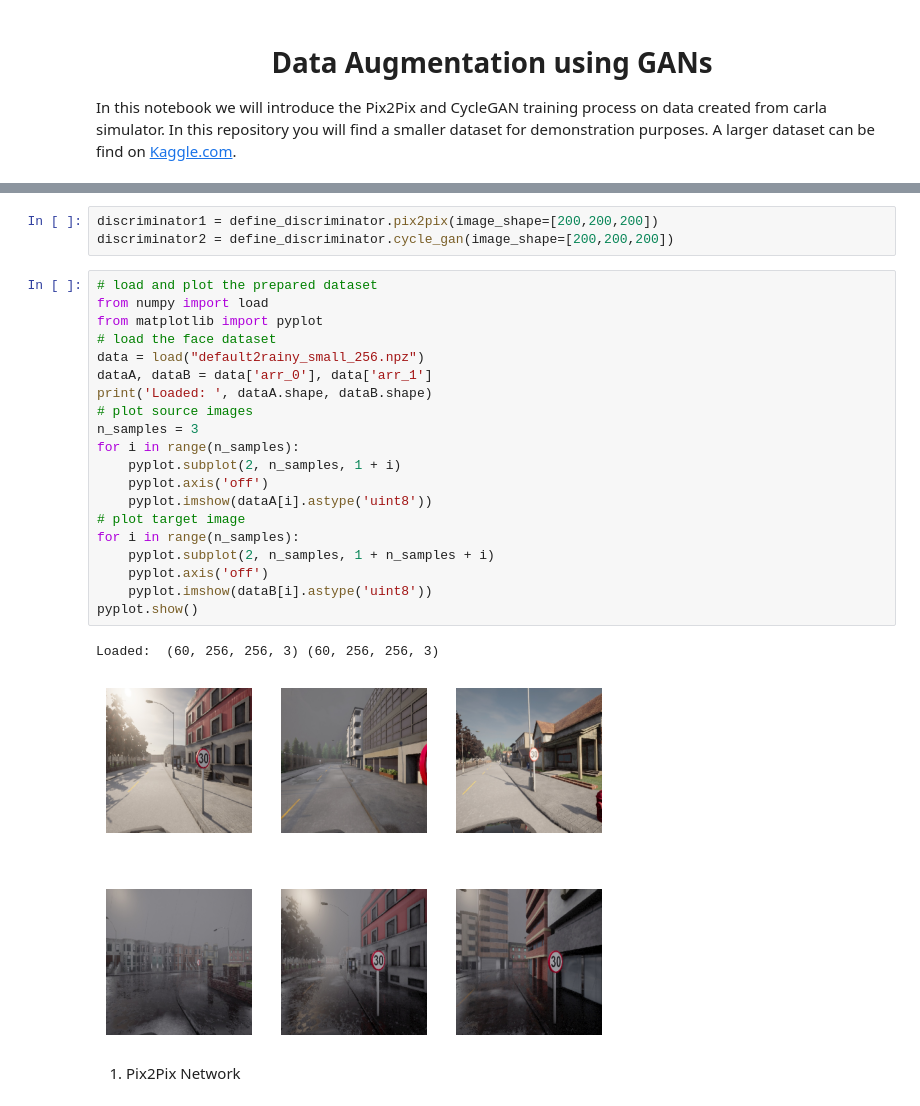
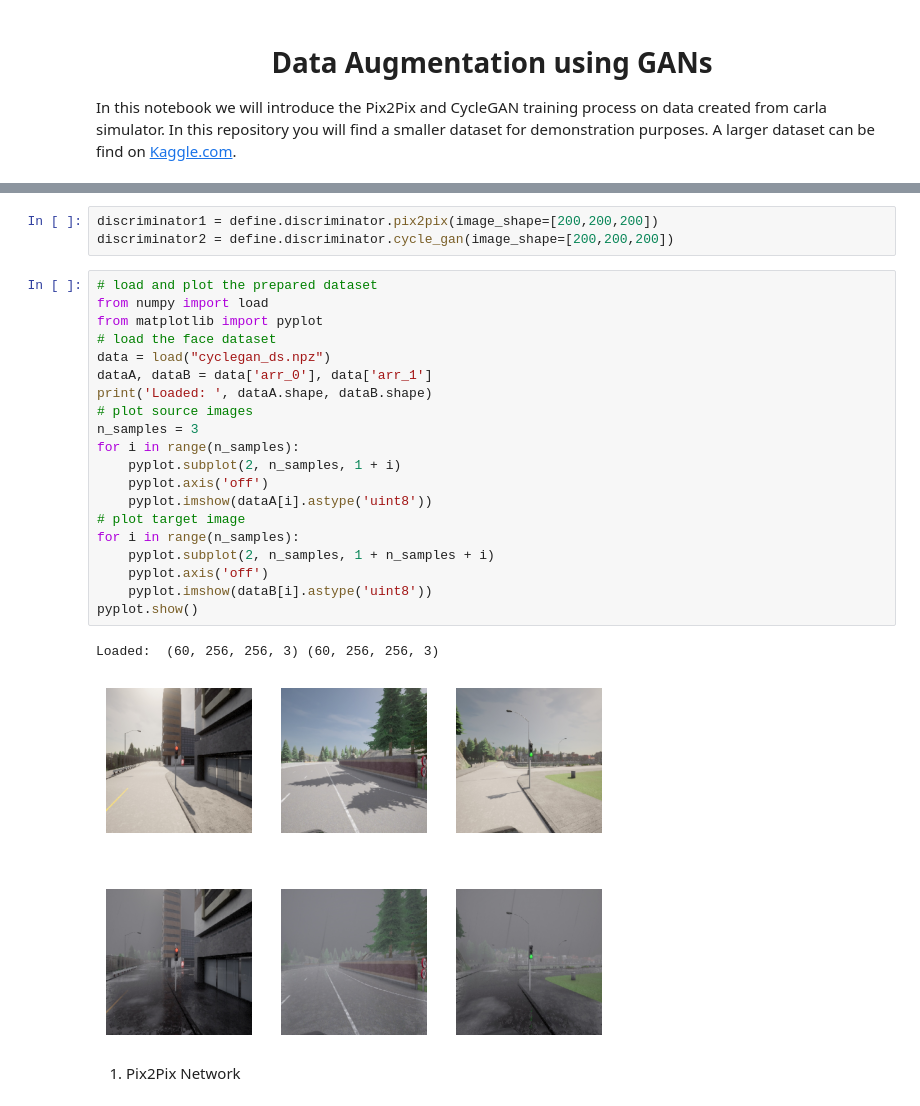
Before and after one commit to Creepo61/Data-Augmentation-using-GANs, a Jupyter notebook: seminar_gan.ipynb, the cells around one changed output, grey strips where cells are left out. Drawn from its saved outputs; the diff is of its cells as text.

```diff
--- a/seminar_gan.ipynb
+++ b/seminar_gan.ipynb
@@ -114,29 +210,29 @@ class define_discriminator():
 # %%
-discriminator1 = define_discriminator.pix2pix(image_shape=[200,200,200])
-discriminator2 = define_discriminator.cycle_gan(image_shape=[200,200,200])
+discriminator1 = define.discriminator.pix2pix(image_shape=[200,200,200])
+discriminator2 = define.discriminator.cycle_gan(image_shape=[200,200,200])
 # %%
 # load and plot the prepared dataset
 from numpy import load
 from matplotlib import pyplot
 # load the face dataset
-data = load("default2rainy_small_256.npz")
+data = load("cyclegan_ds.npz")
 dataA, dataB = data['arr_0'], data['arr_1']
 print('Loaded: ', dataA.shape, dataB.shape)
 # plot source images
 n_samples = 3
 for i in range(n_samples):
 	pyplot.subplot(2, n_samples, 1 + i)
 	pyplot.axis('off')
 	pyplot.imshow(dataA[i].astype('uint8'))
 # plot target image
 for i in range(n_samples):
 	pyplot.subplot(2, n_samples, 1 + n_samples + i)
 	pyplot.axis('off')
 	pyplot.imshow(dataB[i].astype('uint8'))
 pyplot.show()
 # %% [output]
 Loaded:  (60, 256, 256, 3) (60, 256, 256, 3)
-[figure, old version]
+[figure, new version]
 # %% [markdown]
 1. Pix2Pix Network
 # %% [markdown]
```
Also changed, not shown: parts of 4 cells of this notebook.
